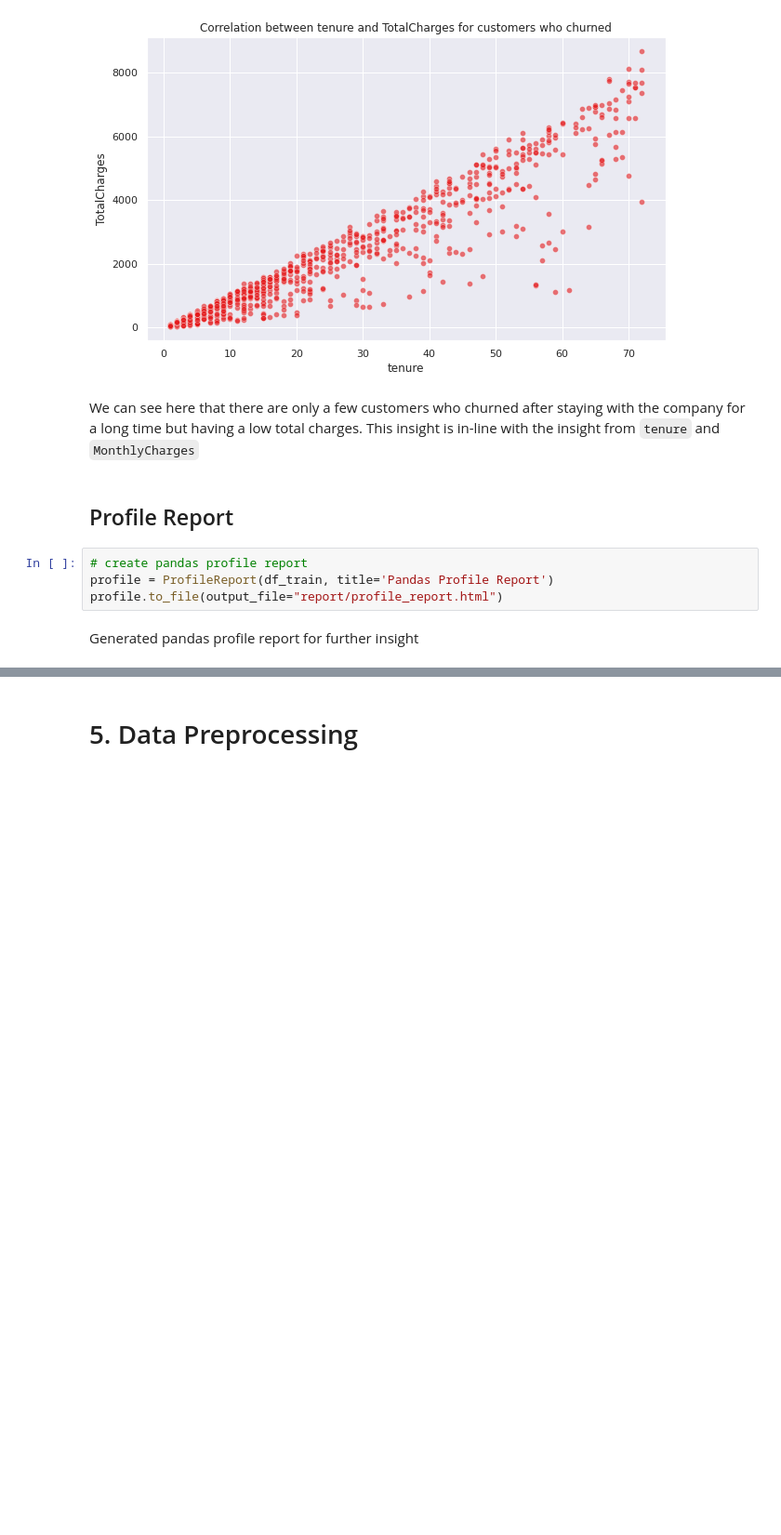
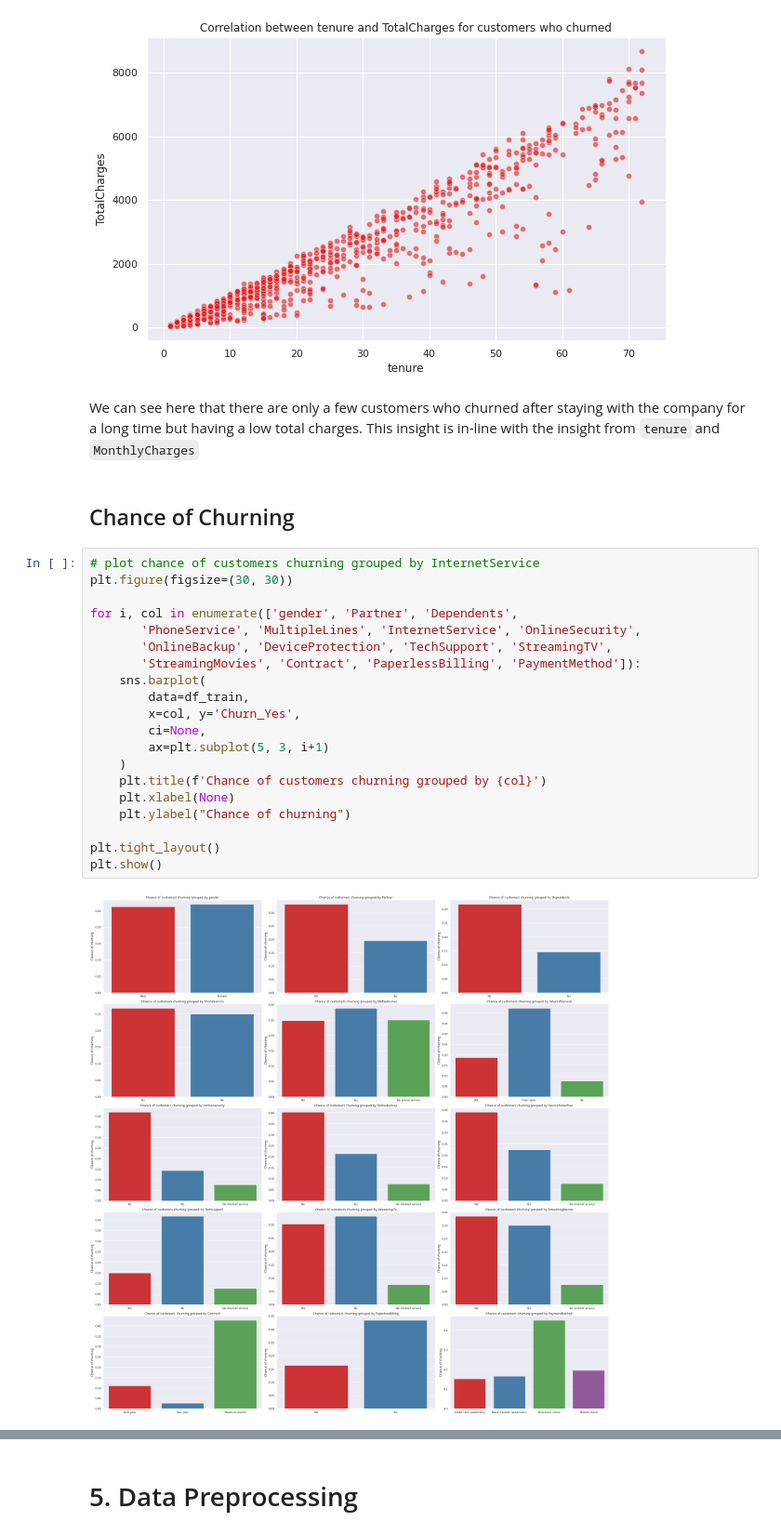
Before and after one commit to NikkiSatmaka/sticky-customers-operation, a Jupyter notebook: h8dsft_Milestone1P2_nikki_satmaka.ipynb, the cells around one changed output, grey strips where cells are left out. Shown at 93% size. Cells and saved outputs as stored; diff of their text form; blank space fills up the shorter version.

```diff
--- a/h8dsft_Milestone1P2_nikki_satmaka.ipynb
+++ b/h8dsft_Milestone1P2_nikki_satmaka.ipynb
@@ -803,11 +769,27 @@ plt.show()
 [figure]
 # %% [markdown]
 We can see here that there are only a few customers who churned after staying with the company for a long time but having a low total charges. This insight is in-line with the insight from `tenure` and `MonthlyCharges`
-# %% [markdown]
-## Profile Report
-# %%
-# create pandas profile report
-profile = ProfileReport(df_train, title='Pandas Profile Report')
-profile.to_file(output_file="report/profile_report.html")
-# %% [markdown]
-Generated pandas profile report for further insight
+# %% [markdown]
+## Chance of Churning
+# %%
+# plot chance of customers churning grouped by InternetService
+plt.figure(figsize=(30, 30))
+
+for i, col in enumerate(['gender', 'Partner', 'Dependents',
+       'PhoneService', 'MultipleLines', 'InternetService', 'OnlineSecurity',
+       'OnlineBackup', 'DeviceProtection', 'TechSupport', 'StreamingTV',
+       'StreamingMovies', 'Contract', 'PaperlessBilling', 'PaymentMethod']):
+    sns.barplot(
+        data=df_train,
+        x=col, y='Churn_Yes',
+        ci=None,
+        ax=plt.subplot(5, 3, i+1)
+    )
+    plt.title(f'Chance of customers churning grouped by {col}')
+    plt.xlabel(None)
+    plt.ylabel("Chance of churning")
+
+plt.tight_layout()
+plt.show()
+# %% [output]
+[figure, added]
```
Also changed, not shown: parts of 83 cells of this notebook, 7 other files.
